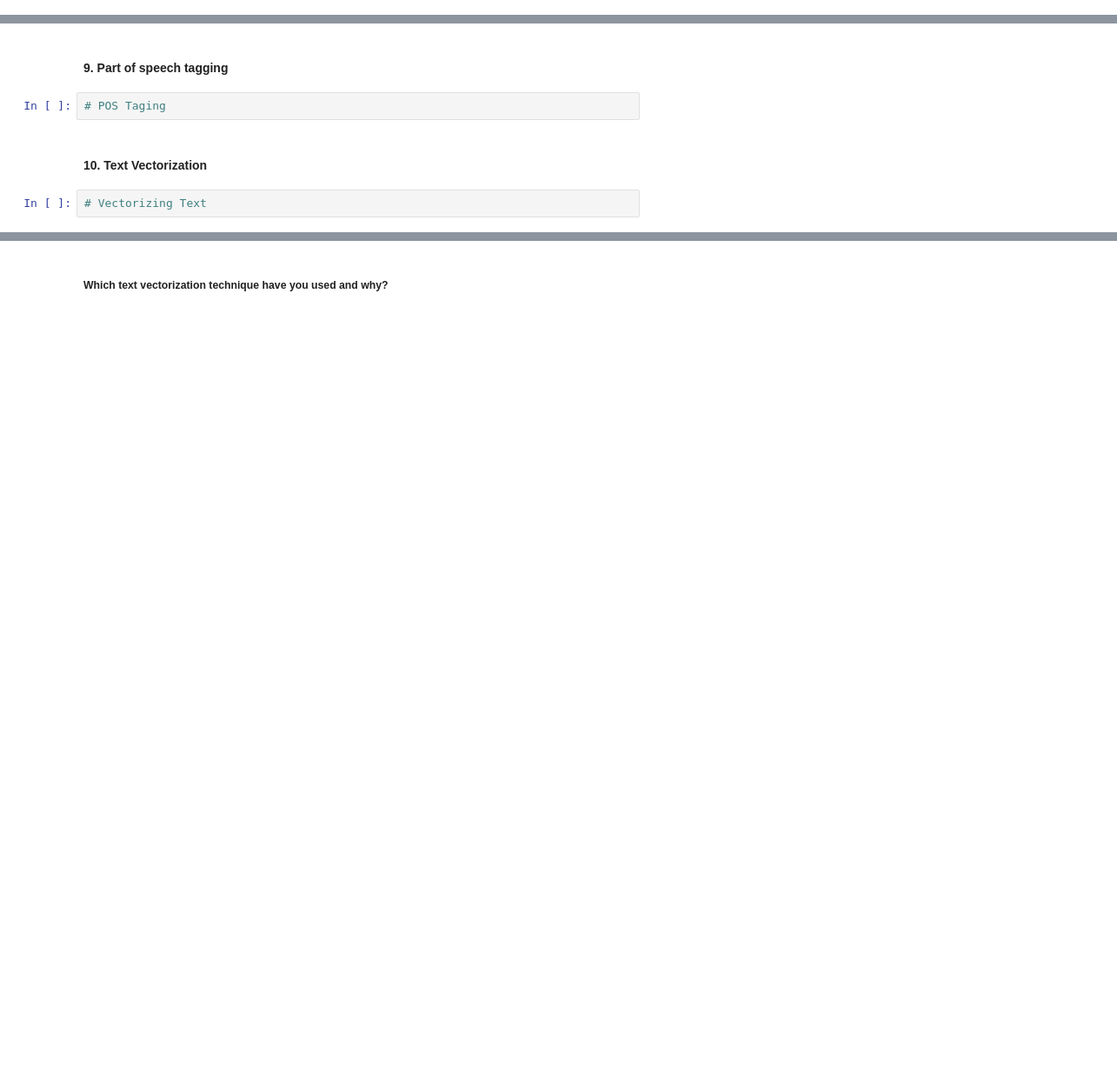
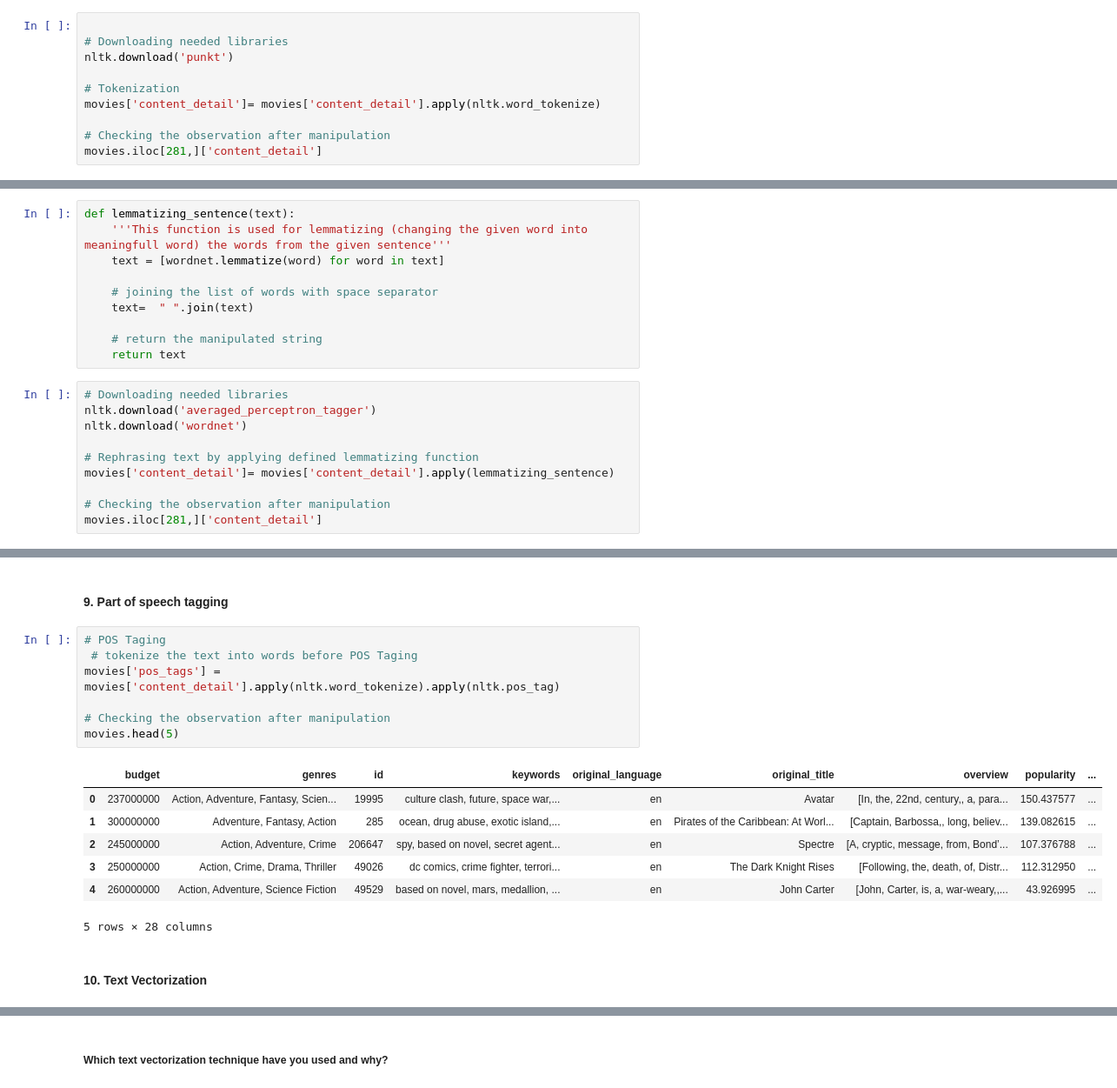
Before and after one commit to vipra88/Movie-ML-NLP-Recommendation-System, a Jupyter notebook: Movie_ML_and_recommedation_project.ipynb, the cells around one changed output, grey strips where cells are left out. Shown at 87% size. Saved outputs shown, nothing was run; the diff lists cells and outputs as text; blank space fills up the shorter version.

```diff
--- a/Movie_ML_and_recommedation_project.ipynb
+++ b/Movie_ML_and_recommedation_project.ipynb
@@ -1161,0 +1375,10 @@ movies.head()
+# %%
+
+# Downloading needed libraries
+nltk.download('punkt')
+
+# Tokenization
+movies['content_detail']= movies['content_detail'].apply(nltk.word_tokenize)
+
+# Checking the observation after manipulation
+movies.iloc[281,]['content_detail']
@@ -1165,0 +1415,20 @@ movies.head()
+# %%
+def lemmatizing_sentence(text):
+    '''This function is used for lemmatizing (changing the given word into meaningfull word) the words from the given sentence'''
+    text = [wordnet.lemmatize(word) for word in text]
+
+    # joining the list of words with space separator
+    text=  " ".join(text)
+
+    # return the manipulated string
+    return text
+# %%
+# Downloading needed libraries
+nltk.download('averaged_perceptron_tagger')
+nltk.download('wordnet')
+
+# Rephrasing text by applying defined lemmatizing function
+movies['content_detail']= movies['content_detail'].apply(lemmatizing_sentence)
+
+# Checking the observation after manipulation
+movies.iloc[281,]['content_detail']
@@ -1170,8 +1451,19 @@ Answer Here.
 # %% [markdown]
 #### 9. Part of speech tagging
-# %%
-# POS Taging
+# %%
+# POS Taging
+ # tokenize the text into words before POS Taging
+movies['pos_tags'] = movies['content_detail'].apply(nltk.word_tokenize).apply(nltk.pos_tag)
+
+# Checking the observation after manipulation
+movies.head(5)
+# %% [output]
+|  | budget | genres | id | keywords | original_language | original_title | overview | popularity | ... |
+| 0 | 237000000 | Action, Adventure, Fantasy, Scien... | 19995 | culture clash, future, space war,... | en | Avatar | [In, the, 22nd, century,, a, para... | 150.437577 | ... |
+| 1 | 300000000 | Adventure, Fantasy, Action | 285 | ocean, drug abuse, exotic island,... | en | Pirates of the Caribbean: At Worl... | [Captain, Barbossa,, long, believ... | 139.082615 | ... |
+| 2 | 245000000 | Action, Adventure, Crime | 206647 | spy, based on novel, secret agent... | en | Spectre | [A, cryptic, message, from, Bond’... | 107.376788 | ... |
+| 3 | 250000000 | Action, Crime, Drama, Thriller | 49026 | dc comics, crime fighter, terrori... | en | The Dark Knight Rises | [Following, the, death, of, Distr... | 112.312950 | ... |
+| 4 | 260000000 | Action, Adventure, Science Fiction | 49529 | based on novel, mars, medallion, ... | en | John Carter | [John, Carter, is, a, war-weary,,... | 43.926995 | ... |
+5 rows × 28 columns
 # %% [markdown]
 #### 10. Text Vectorization
-# %%
-# Vectorizing Text
```
Also changed, not shown: parts of 119 cells of this notebook.
